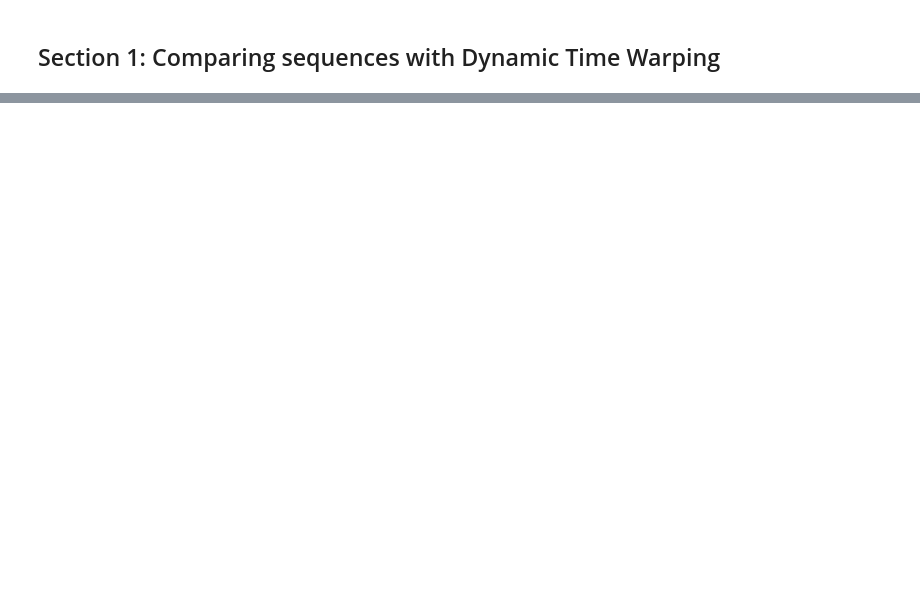
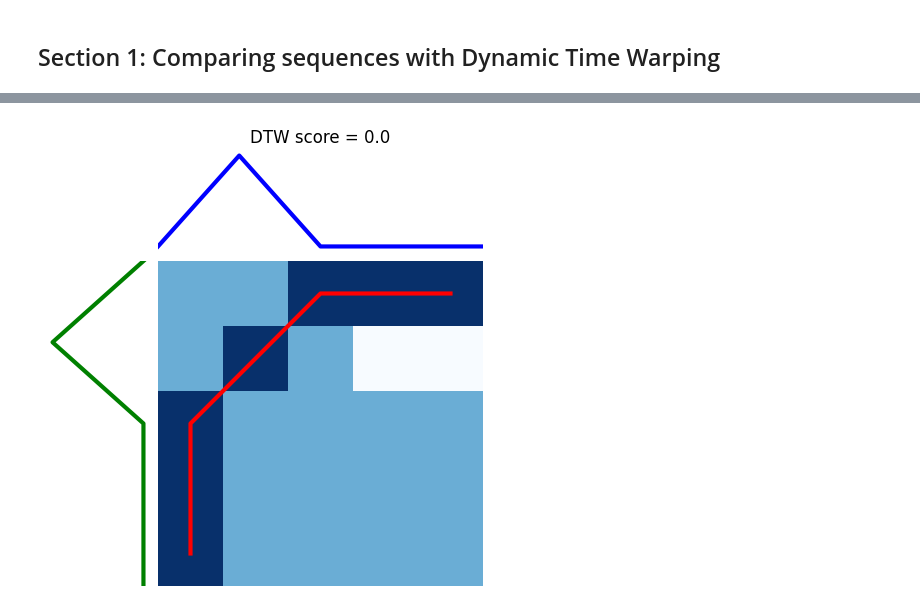
Before and after one commit to markjosims/css_kws_tutorial, a Jupyter notebook: week2_dtw.ipynb, the cells around one changed output, grey strips where cells are left out. Cells and saved outputs as stored; diff of their text form; code cells hidden in the pictures; blank space fills up the shorter version.

```diff
--- a/week2_dtw.ipynb
+++ b/week2_dtw.ipynb
@@ -100,0 +153,4 @@ keywords = get_unique_keywords()
+# %%
+plot_dtw_kws(seq_a, seq_b)
+# %% [output]
+[figure, added]
```
Also changed, not shown: parts of 87 cells of this notebook.
